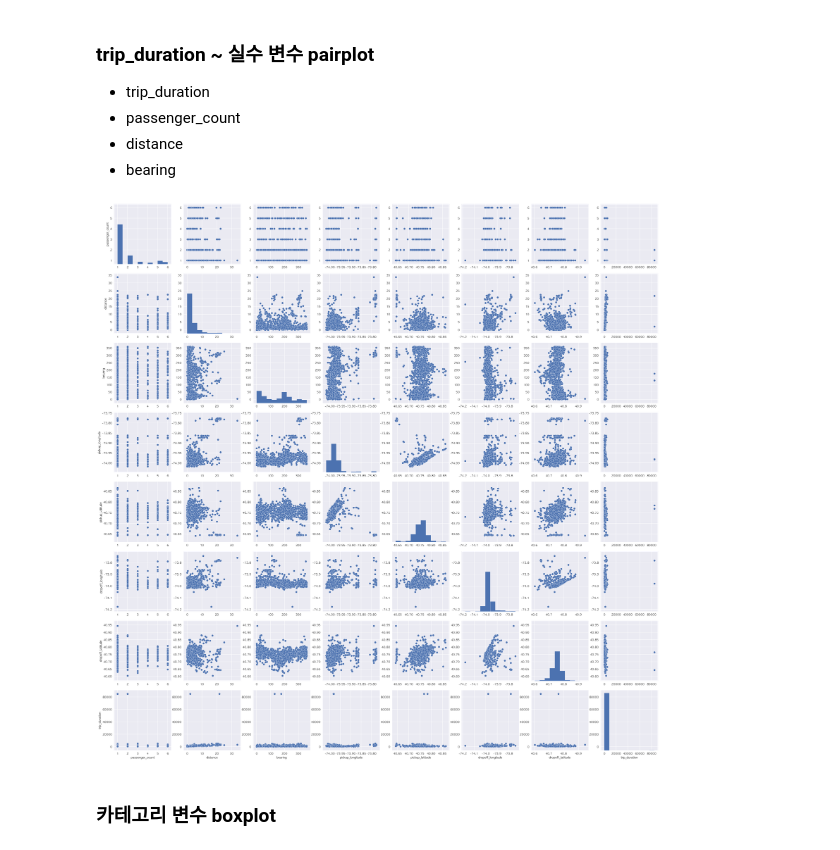
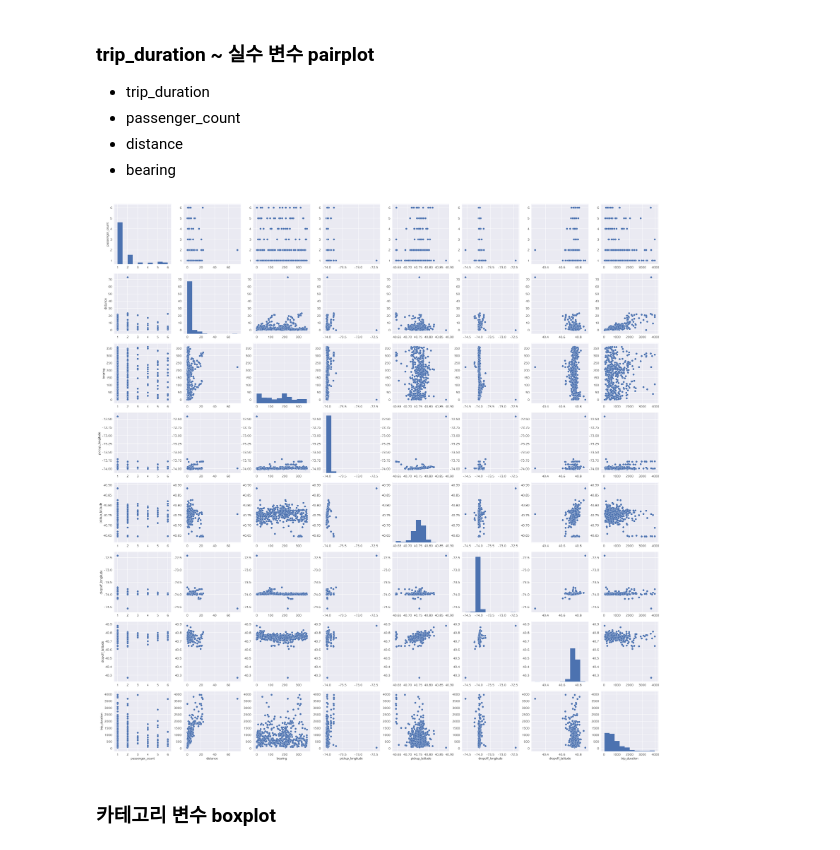
Before and after one commit to novdov/dss7b5-nyctaxi, a Jupyter notebook: main/main_0313.ipynb, the cells around one changed output. Drawn from its saved outputs; the diff is of its cells as text; code cells hidden in the pictures.

```diff
--- a/main/main_0313.ipynb
+++ b/main/main_0313.ipynb
@@ -331,0 +339,16 @@ plt.show()
+# %%
+train = train[train["trip_duration"] < 1500000]
+
+plt.figure(figsize=(15, 5))
+plt.suptitle("Distribution of Trip Duration", fontsize=13)
+
+plt.subplot(121)
+sns.distplot(train["trip_duration"], color="r",bins=10)
+plt.xticks(rotation=30, ha='right')
+
+plt.subplot(122)
+sns.boxplot(train["trip_duration"])
+plt.axvline(train["trip_duration"].median(), linestyle='dashed', color="r")
+plt.xticks(rotation=30, ha='right')
+
+plt.show()
@@ -352,11 +377,9 @@ col_cats_nontime = ["vendor_id", "store_and_fwd_flag", "working_day"]
 - distance
 - bearing
 # %%
-# passenger_count, distance, avg_speed_h
-
-sns.pairplot(pd.concat([train_X0[col_real], train_y], axis=1)[::1000], size=3.5)
+sns.pairplot(pd.concat([train_X0[col_real], train_y], axis=1)[::3000], size=3.5)
 plt.show()
 # %% [output]
-[figure, old version]
+[figure, new version]
 # %% [markdown]
 ### 카테고리 변수 boxplot
```
Also changed, not shown: parts of 10 cells of this notebook.
